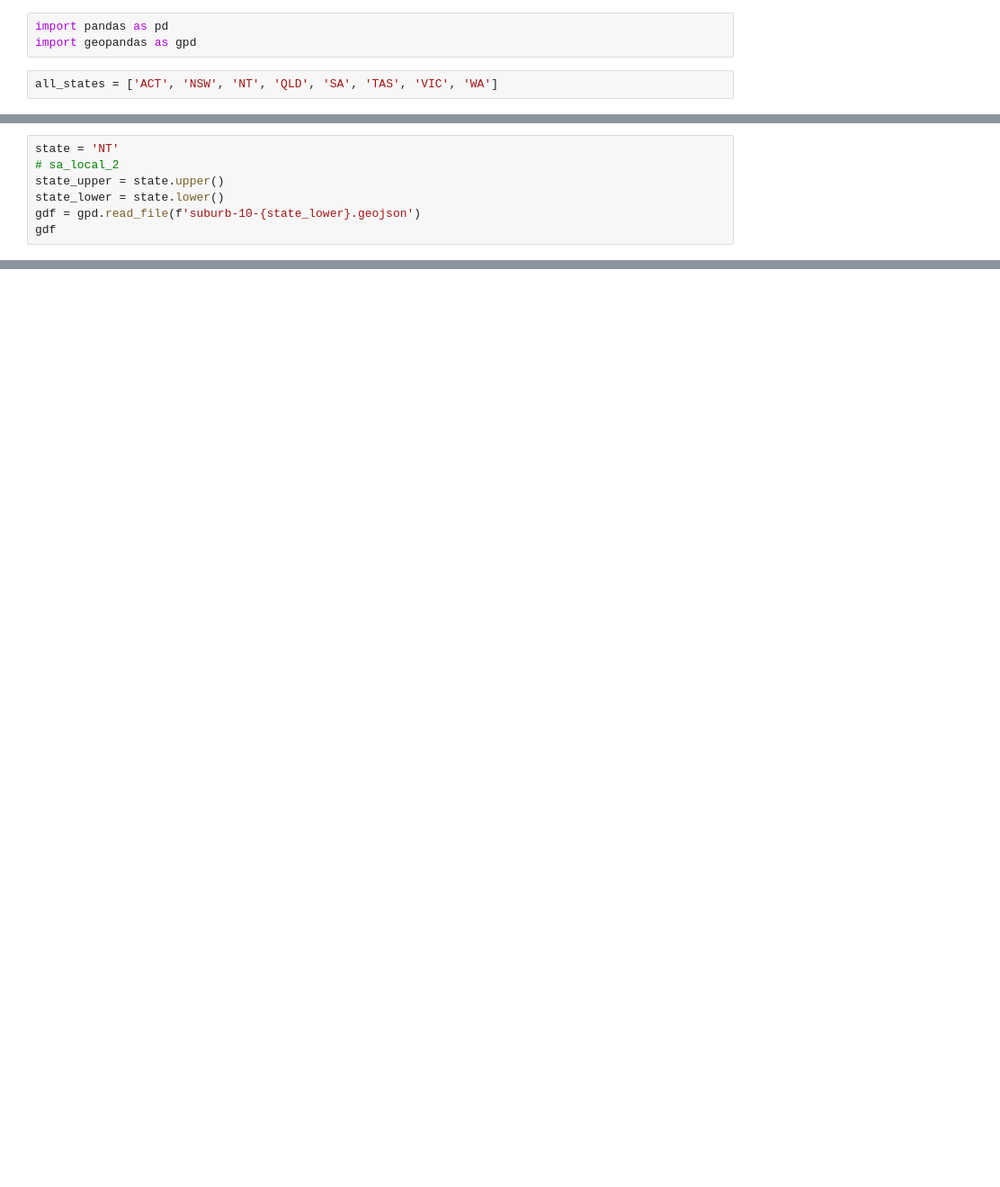
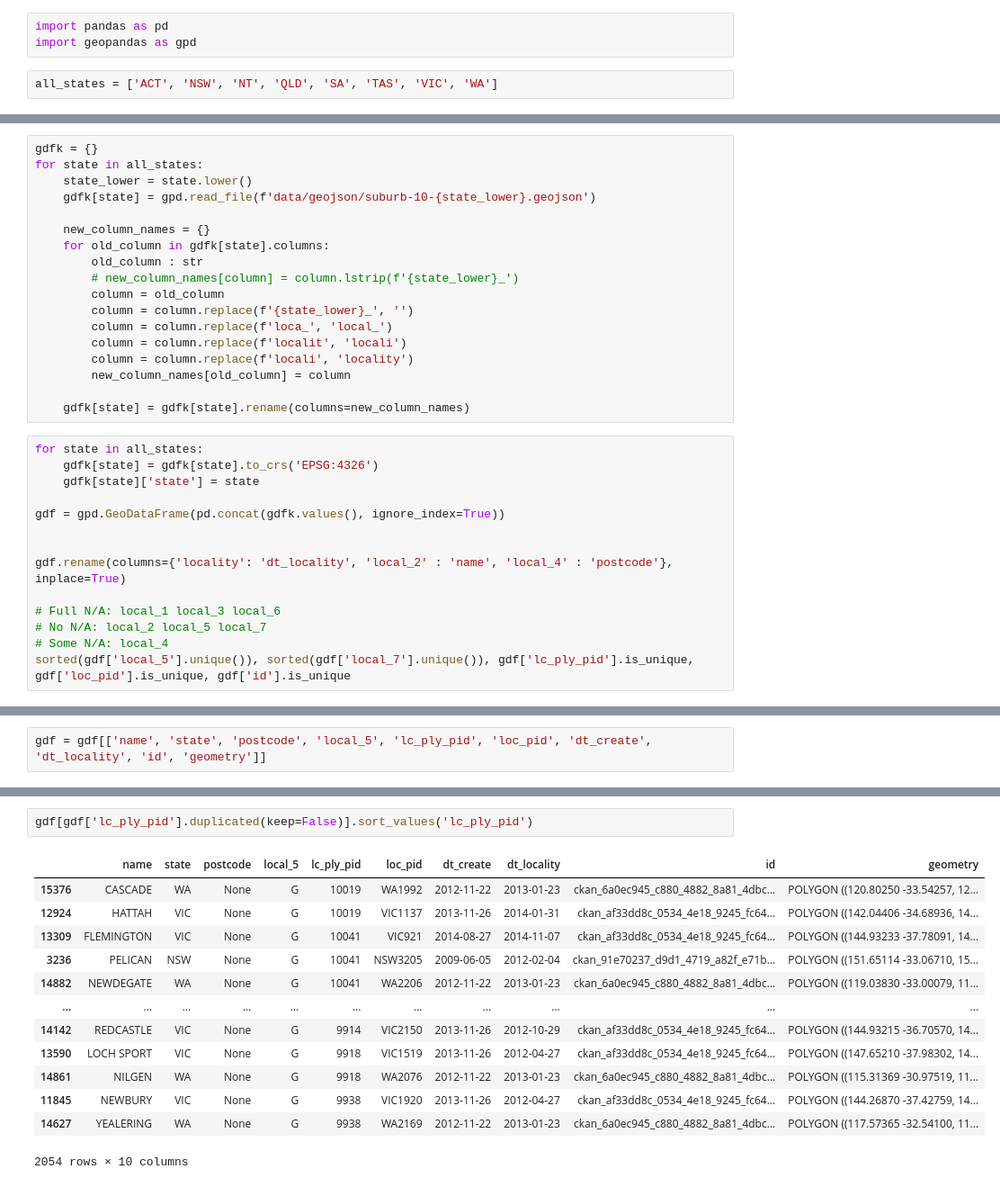
Before and after one commit to thanhan910/SuburbSelect, a Jupyter notebook: analysis/analyze-postcodes.ipynb, the cells around one changed output, grey strips where cells are left out. Shown at 90% size. Cells and saved outputs as stored; diff of their text form; blank space fills up the shorter version.

Commit message:
Analysis of geojson objects and postcodes

```diff
--- a/analysis/analyze-postcodes.ipynb
+++ b/analysis/analyze-postcodes.ipynb
@@ -178,7 +5,0 @@ du = du[du['state'] == state_upper]
-# %%
-state = 'NT'
-# sa_local_2
-state_upper = state.upper()
-state_lower = state.lower()
-gdf = gpd.read_file(f'suburb-10-{state_lower}.geojson')
-gdf
@@ -237,0 +15,32 @@ gdfx.to_file('suburbs-vic.geojson', driver='GeoJSON')
+# %%
+gdfk = {}
+for state in all_states:
+    state_lower = state.lower()
+    gdfk[state] = gpd.read_file(f'data/geojson/suburb-10-{state_lower}.geojson')
+
+    new_column_names = {}
+    for old_column in gdfk[state].columns:
+        old_column : str
+        # new_column_names[column] = column.lstrip(f'{state_lower}_')
+        column = old_column
+        column = column.replace(f'{state_lower}_', '')
+        column = column.replace(f'loca_', 'local_')
+        column = column.replace(f'localit', 'locali')
+        column = column.replace(f'locali', 'locality')
+        new_column_names[old_column] = column
+
+    gdfk[state] = gdfk[state].rename(columns=new_column_names)
+# %%
+for state in all_states:
+    gdfk[state] = gdfk[state].to_crs('EPSG:4326')
+    gdfk[state]['state'] = state
+
+gdf = gpd.GeoDataFrame(pd.concat(gdfk.values(), ignore_index=True))
+
+
+gdf.rename(columns={'locality': 'dt_locality', 'local_2' : 'name', 'local_4' : 'postcode'}, inplace=True)
+
+# Full N/A: local_1 local_3 local_6
+# No N/A: local_2 local_5 local_7
+# Some N/A: local_4
+sorted(gdf['local_5'].unique()), sorted(gdf['local_7'].unique()), gdf['lc_ply_pid'].is_unique, gdf['loc_pid'].is_unique, gdf['id'].is_unique
@@ -237,0 +70,2 @@ gdfx.to_file('suburbs-vic.geojson', driver='GeoJSON')
+# %%
+gdf = gdf[['name', 'state', 'postcode', 'local_5', 'lc_ply_pid', 'loc_pid', 'dt_create', 'dt_locality', 'id', 'geometry']]
@@ -237,0 +77,16 @@ gdfx.to_file('suburbs-vic.geojson', driver='GeoJSON')
+# %%
+gdf[gdf['lc_ply_pid'].duplicated(keep=False)].sort_values('lc_ply_pid')
+# %% [output]
+|  | name | state | postcode | local_5 | lc_ply_pid | loc_pid | dt_create | dt_locality | id | geometry |
+| 15376 | CASCADE | WA | None | G | 10019 | WA1992 | 2012-11-22 | 2013-01-23 | ckan_6a0ec945_c880_4882_8a81_4dbc... | POLYGON ((120.80250 -33.54257, 12... |
+| 12924 | HATTAH | VIC | None | G | 10019 | VIC1137 | 2013-11-26 | 2014-01-31 | ckan_af33dd8c_0534_4e18_9245_fc64... | POLYGON ((142.04406 -34.68936, 14... |
+| 13309 | FLEMINGTON | VIC | None | G | 10041 | VIC921 | 2014-08-27 | 2014-11-07 | ckan_af33dd8c_0534_4e18_9245_fc64... | POLYGON ((144.93233 -37.78091, 14... |
+| 3236 | PELICAN | NSW | None | G | 10041 | NSW3205 | 2009-06-05 | 2012-02-04 | ckan_91e70237_d9d1_4719_a82f_e71b... | POLYGON ((151.65114 -33.06710, 15... |
+| 14882 | NEWDEGATE | WA | None | G | 10041 | WA2206 | 2012-11-22 | 2013-01-23 | ckan_6a0ec945_c880_4882_8a81_4dbc... | POLYGON ((119.03830 -33.00079, 11... |
+| ... | ... | ... | ... | ... | ... | ... | ... | ... | ... | ... |
+| 14142 | REDCASTLE | VIC | None | G | 9914 | VIC2150 | 2013-11-26 | 2012-10-29 | ckan_af33dd8c_0534_4e18_9245_fc64... | POLYGON ((144.93215 -36.70570, 14... |
+| 13590 | LOCH SPORT | VIC | None | G | 9918 | VIC1519 | 2013-11-26 | 2012-04-27 | ckan_af33dd8c_0534_4e18_9245_fc64... | POLYGON ((147.65210 -37.98302, 14... |
+| 14861 | NILGEN | WA | None | G | 9918 | WA2076 | 2012-11-22 | 2013-01-23 | ckan_6a0ec945_c880_4882_8a81_4dbc... | POLYGON ((115.31369 -30.97519, 11... |
+| 11845 | NEWBURY | VIC | None | G | 9938 | VIC1920 | 2013-11-26 | 2012-04-27 | ckan_af33dd8c_0534_4e18_9245_fc64... | POLYGON ((144.26870 -37.42759, 14... |
+| 14627 | YEALERING | WA | None | G | 9938 | WA2169 | 2012-11-22 | 2013-01-23 | ckan_6a0ec945_c880_4882_8a81_4dbc... | POLYGON ((117.57365 -32.54100, 11... |
+2054 rows × 10 columns
```
Also changed, not shown: parts of 32 cells of this notebook.
